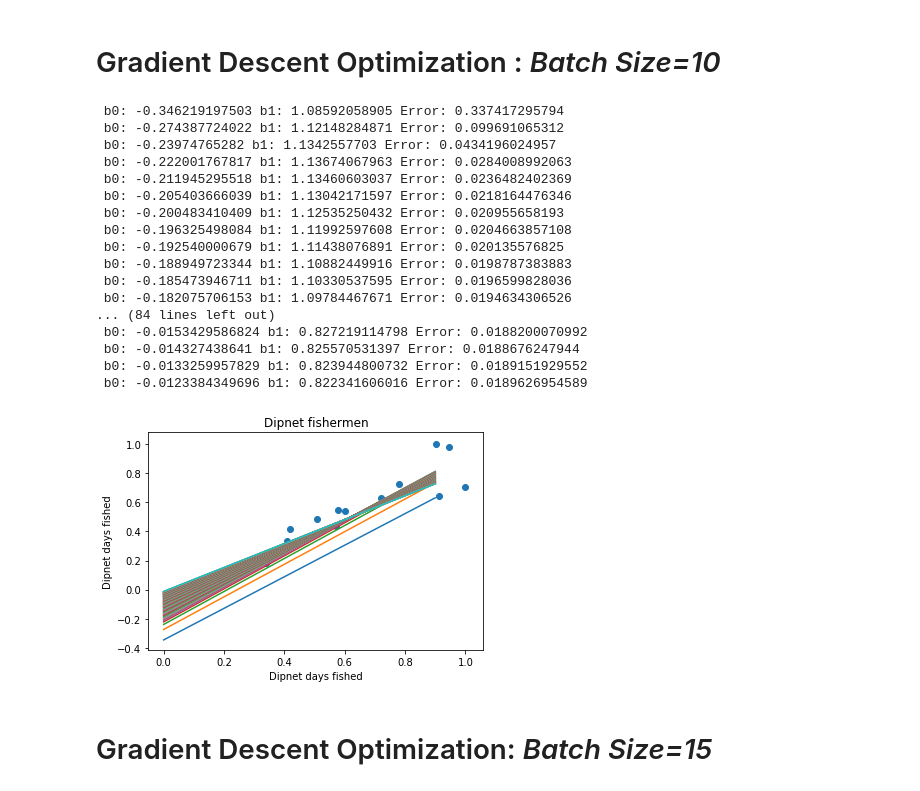
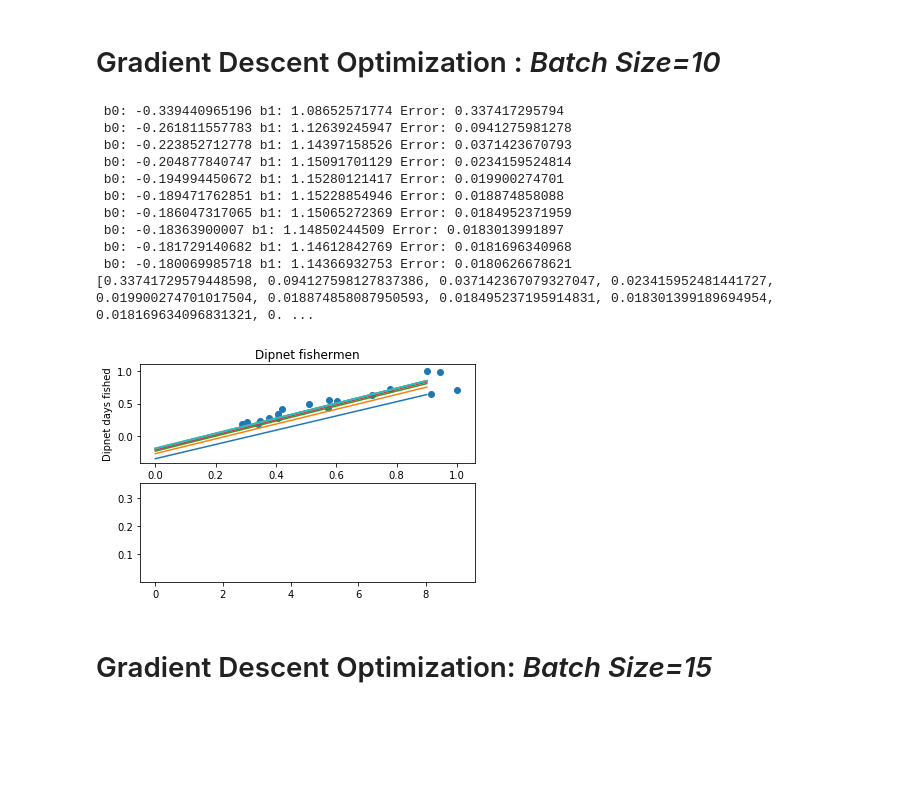
Before and after one commit to NguyenDa18/MachineLearning_HW1, a Jupyter notebook: HW1_pt1_fishery-dip.ipynb, the cells around one changed output. Cells and saved outputs as stored; diff of their text form; code cells hidden in the pictures; blank space fills up the shorter version.

```diff
--- a/HW1_pt1_fishery-dip.ipynb
+++ b/HW1_pt1_fishery-dip.ipynb
@@ -191,17 +183,19 @@ batchSize = 5
 
 learn = 0.4
 
-plt.xlabel('Dipnet days fished')
-plt.ylabel('Dipnet days fished')
-plt.title('Dipnet fishermen')
-plt.scatter(dip_X, dip_Y)
+fig, axs = plt.subplots(5,2,figsize=(5,3))
+
+# plt.xlabel('Dipnet days fished')
+# plt.ylabel('Dipnet days fished')
+# plt.title('Dipnet fishermen')
+axs[0].scatter(dip_X, dip_Y)
 plt.pause(0.1);
 
 batchSample = takeRandomBatch(len(dip_X), batchSize)
 sample_X = [dip_X[i] for i in sorted(batchSample)]
 sample_Y = [dip_Y[i] for i in sorted(batchSample)]
 
-for i in range(100):
+for i in range(10):
     ERROR = mse(dip_X, dip_Y, calc_total_Error)
     b0_temp_error = mse(sample_X, sample_Y, calc_b0_Error)
     b1_temp_error = mse(sample_X, sample_Y, calc_b1_Error)
@@ -210,7 +204,8 @@ for i in range(100):
     print(" b0: " + str(b0) + " b1: " + str(b1) + " Error: " + str(ERROR))
     # How to plot the graph
     X_test = np.arange(0,1,0.1)
-    plt.plot (X_test, b1*X_test + b0)
+    axs[0].plot(X_test, b1*X_test + b0)
+    axs[1].plot(i, ERROR)
     plt.pause(0.1)
 
 plt.show()
@@ -242,52 +220,62 @@ import random
 # init weights
 b1 = 1.0
 b0 = -0.5
 batchSize = 10
+epochs = 100
 
 learn = 0.4
+
+plt.figure(1)
+plt.subplot(211)
 
 plt.xlabel('Dipnet days fished')
 plt.ylabel('Dipnet days fished')
 plt.title('Dipnet fishermen')
 plt.scatter(dip_X, dip_Y)
 plt.pause(0.1);
 
 batchSample = takeRandomBatch(len(dip_X), batchSize)
 sample_X = [dip_X[i] for i in sorted(batchSample)]
 sample_Y = [dip_Y[i] for i in sorted(batchSample)]
 
-for i in range(100):
+
+batch_10_ERRORS = []
+
+for i in range(10):
     ERROR = mse(dip_X, dip_Y, calc_total_Error)
+    batch_10_ERRORS.append(ERROR)
     b0_temp_error = mse(sample_X, sample_Y, calc_b0_Error)
     b1_temp_error = mse(sample_X, sample_Y, calc_b1_Error)
     b0 = adjustWeight(b0, learn, b0_temp_error)
     b1 = adjustWeight(b1, learn, b1_temp_error)
     print(" b0: " + str(b0) + " b1: " + str(b1) + " Error: " + str(ERROR))
     # How to plot the graph
     X_test = np.arange(0,1,0.1)
     plt.plot (X_test, b1*X_test + b0)
     plt.pause(0.1)
 
+plt.subplot(212)
+
+print(batch_10_ERRORS)
+for count, value in enumerate(batch_10_ERRORS):
+    plt.plot(count,value)
+
+
+
 plt.show()
 # %% [output]
- b0: -0.346219197503 b1: 1.08592058905 Error: 0.337417295794
- b0: -0.274387724022 b1: 1.12148284871 Error: 0.099691065312
- b0: -0.23974765282 b1: 1.1342557703 Error: 0.0434196024957
- b0: -0.222001767817 b1: 1.13674067963 Error: 0.0284008992063
- b0: -0.211945295518 b1: 1.13460603037 Error: 0.0236482402369
- b0: -0.205403666039 b1: 1.13042171597 Error: 0.0218164476346
- b0: -0.200483410409 b1: 1.12535250432 Error: 0.020955658193
- b0: -0.196325498084 b1: 1.11992597608 Error: 0.0204663857108
- b0: -0.192540000679 b1: 1.11438076891 Error: 0.020135576825
- b0: -0.188949723344 b1: 1.10882449916 Error: 0.0198787383883
- b0: -0.185473946711 b1: 1.10330537595 Error: 0.0196599828036
- b0: -0.182075706153 b1: 1.09784467671 Error: 0.0194634306526
-... (84 lines left out)
- b0: -0.0153429586824 b1: 0.827219114798 Error: 0.0188200070992
- b0: -0.014327438641 b1: 0.825570531397 Error: 0.0188676247944
- b0: -0.0133259957829 b1: 0.823944800732 Error: 0.0189151929552
- b0: -0.0123384349696 b1: 0.822341606016 Error: 0.0189626954589
+ b0: -0.339440965196 b1: 1.08652571774 Error: 0.337417295794
+ b0: -0.261811557783 b1: 1.12639245947 Error: 0.0941275981278
+ b0: -0.223852712778 b1: 1.14397158526 Error: 0.0371423670793
+ b0: -0.204877840747 b1: 1.15091701129 Error: 0.0234159524814
+ b0: -0.194994450672 b1: 1.15280121417 Error: 0.019900274701
+ b0: -0.189471762851 b1: 1.15228854946 Error: 0.018874858088
+ b0: -0.186047317065 b1: 1.15065272369 Error: 0.0184952371959
+ b0: -0.18363900007 b1: 1.14850244509 Error: 0.0183013991897
+ b0: -0.181729140682 b1: 1.14612842769 Error: 0.0181696340968
+ b0: -0.180069985718 b1: 1.14366932753 Error: 0.0180626678621
+[0.33741729579448598, 0.094127598127837386, 0.037142367079327047, 0.023415952481441727, 0.019900274701017504, 0.018874858087950593, 0.018495237195914831, 0.018301399189694954, 0.018169634096831321, 0. ...
-[figure, old version]
+[figure, new version]
 # %% [markdown]
 # Gradient Descent Optimization: *Batch Size=15*
 # %%
```
Also changed, not shown: parts of 3 cells of this notebook, 3 other files.
